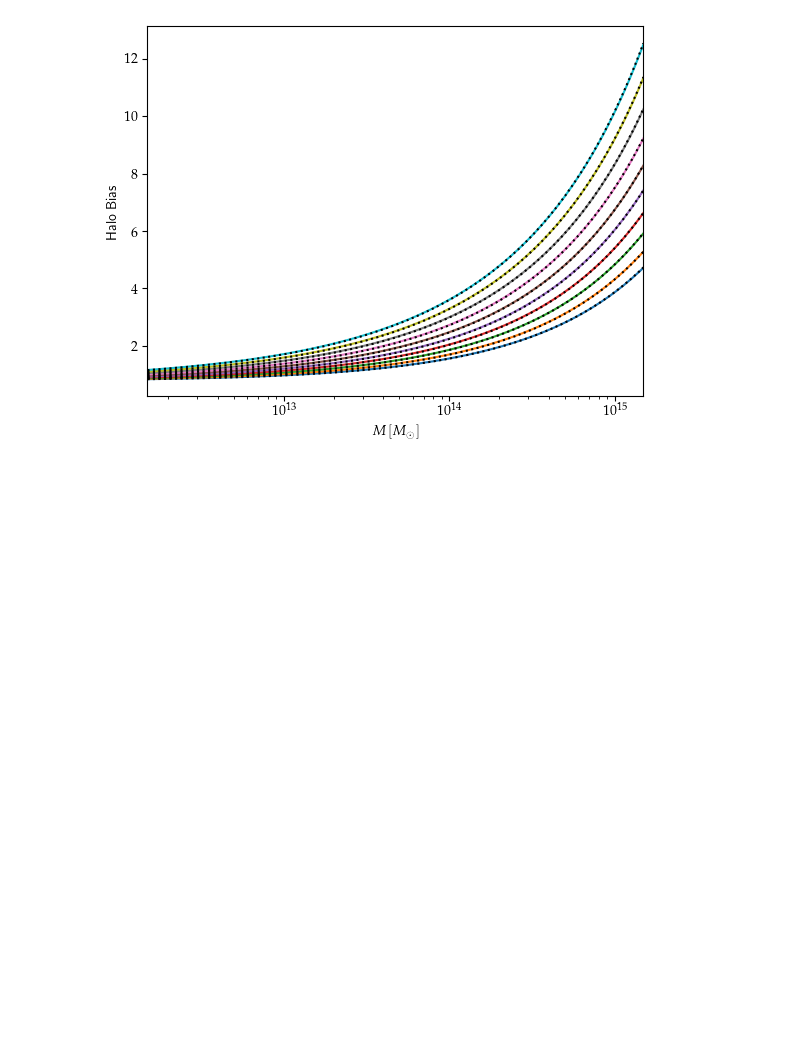
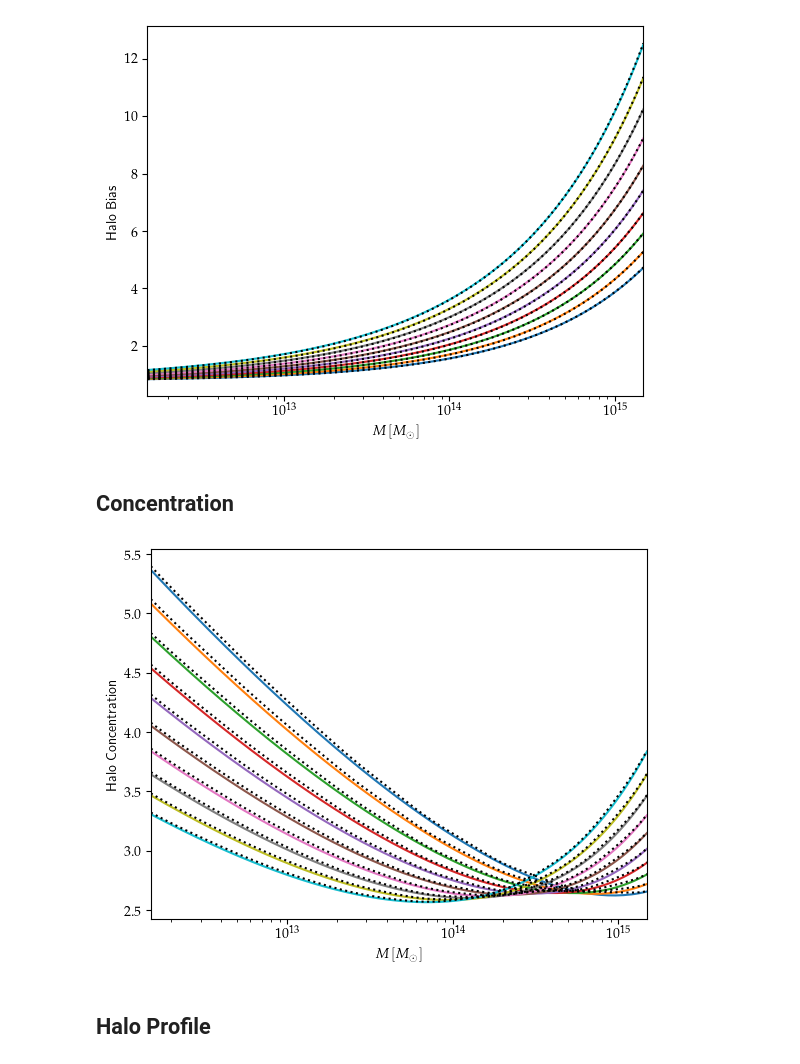
Before and after one commit to Harry45/jaxccl, a Jupyter notebook: notebook_hmfunc.ipynb, the cells around one changed output. Saved outputs shown, nothing was run; the diff lists cells and outputs as text; code cells hidden in the pictures; blank space fills up the shorter version.

Commit message:
concentration

```diff
--- a/notebook_hmfunc.ipynb
+++ b/notebook_hmfunc.ipynb
@@ -114,3 +114,5 @@ plt.xscale('log')
 plt.show()
 # %% [output]
 [figure]
+# %% [markdown]
+## Concentration
@@ -116,0 +122,30 @@ plt.show()
+# %%
+record_conc_ccl = []
+record_conc_jax = []
+
+conc_ccl = ConcentrationIshiyama21()
+conc_jax = JAXConIshiyama21()
+
+for z in z_grid:
+    a = 1.0 / (1.0 + z)
+    concenctration_ccl = conc_ccl(cosmo_ccl, m_arr, a.item())
+    concenctration_jax = conc_jax.compute_concentration(cosmo_jax, m_arr, a.item(), interpolator)
+
+    record_conc_ccl.append(concenctration_ccl)
+    record_conc_jax.append(concenctration_jax)
+# %%
+record_conc_ccl = jnp.asarray(record_conc_ccl)
+record_conc_jax = jnp.asarray(record_conc_jax)
+# %%
+plt.figure()
+plt.plot(m_arr, record_conc_ccl.T)
+plt.plot(m_arr, record_conc_jax.T, c = 'k', linestyle = ':')
+plt.ylabel(r'Halo Concentration')
+plt.xlabel(r'$M\,[M_{\odot}]$')
+plt.xlim(min(m_arr), max(m_arr))
+plt.xscale('log')
+plt.show()
+# %% [output]
+[figure, added]
+# %% [markdown]
+## Halo Profile
```
Also changed, not shown: parts of 4 cells of this notebook, 4 other files.
